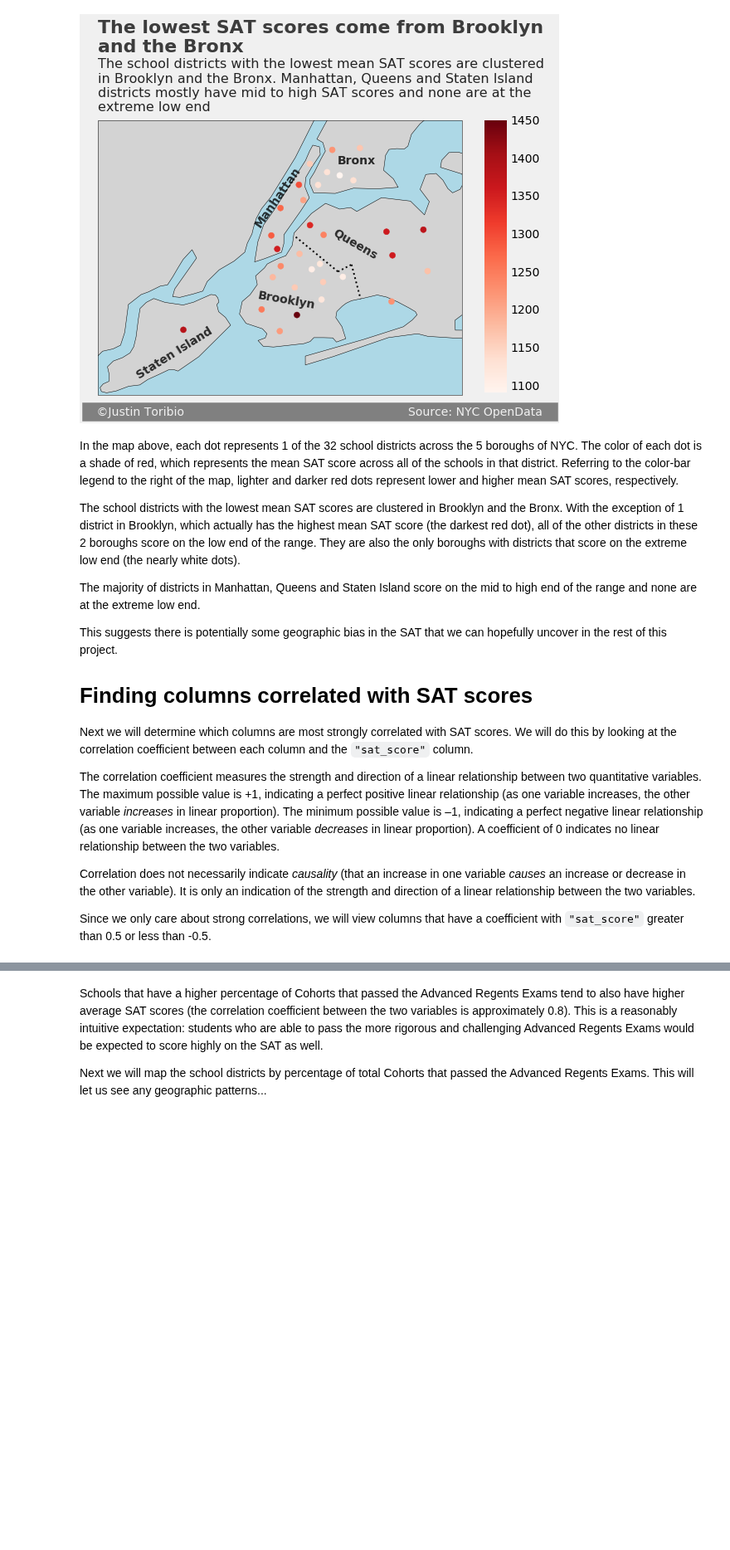
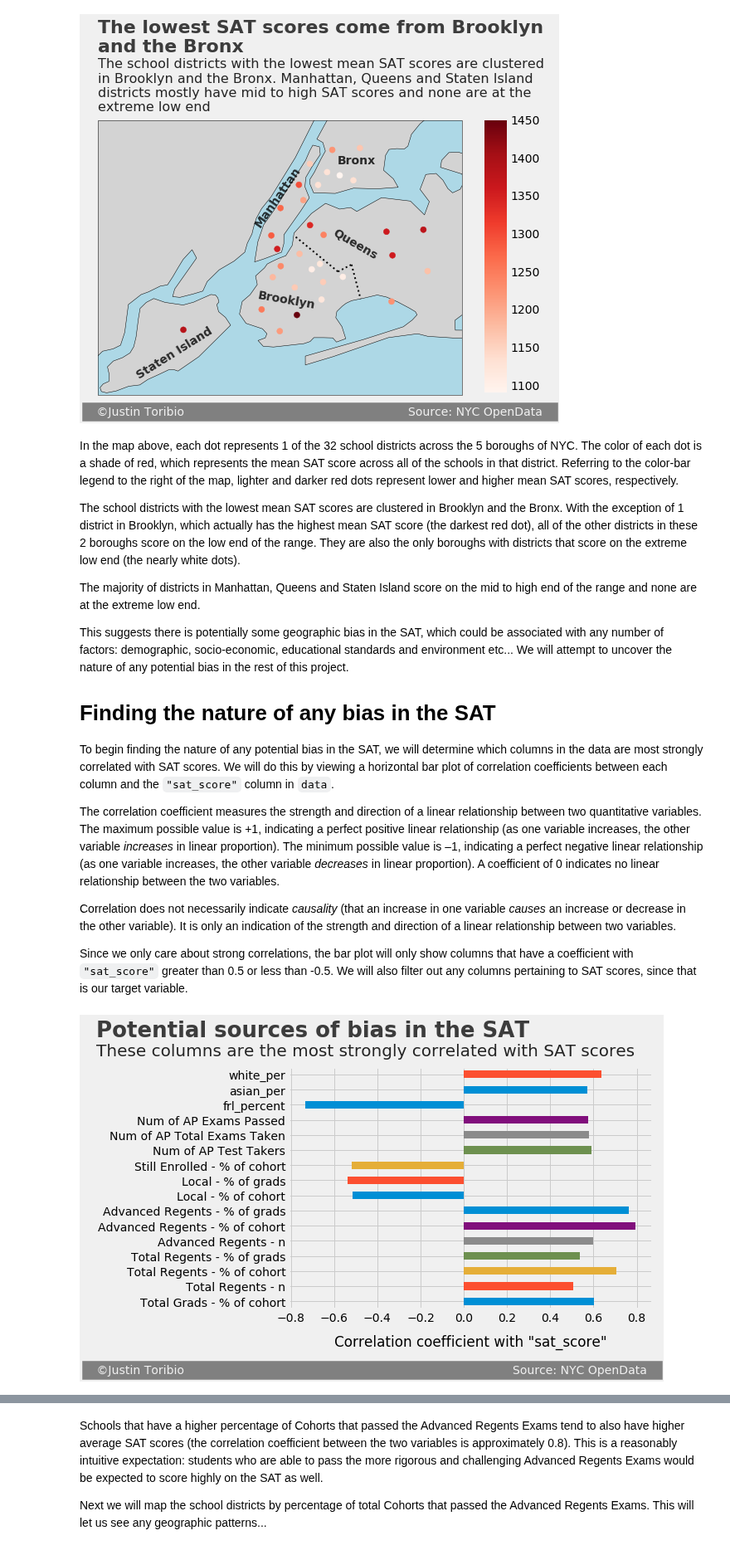
Before and after one commit to JustinToribio/analyzing-the-sat, a Jupyter notebook: notebooks/1.0-jt-analyze-the-sat.ipynb, the cells around one changed output, grey strips where cells are left out. Shown at 83% size. Cells and saved outputs as stored; diff of their text form; code cells hidden in the pictures; blank space fills up the shorter version.

Commit message:
notebook: finding sources of bias section drafted

```diff
--- a/notebooks/1.0-jt-analyze-the-sat.ipynb
+++ b/notebooks/1.0-jt-analyze-the-sat.ipynb
@@ -120,14 +120,14 @@ The school districts with the lowest mean SAT scores are clustered in Brooklyn a
 
 The majority of districts in Manhattan, Queens and Staten Island score on the mid to high end of the range and none are at the extreme low end.
 
-This suggests there is potentially some geographic bias in the SAT that we can hopefully uncover in the rest of this project.
+This suggests there is potentially some geographic bias in the SAT, which could be associated with any number of factors: demographic, socio-economic, educational standards and environment etc...  We will attempt to uncover the nature of any potential bias in the rest of this project.
 
-# Finding columns correlated with SAT scores
+# Finding the nature of any bias in the SAT
 
-Next we will determine which columns are most strongly correlated with SAT scores.  We will do this by looking at the correlation coefficient between each column and the `"sat_score"` column.
+To begin finding the nature of any potential bias in the SAT, we will determine which columns in the data are most strongly correlated with SAT scores.  We will do this by viewing a horizontal bar plot of correlation coefficients between each column and the `"sat_score"` column in `data`.
 
 The correlation coefficient measures the strength and direction of a linear relationship between two quantitative variables.  The maximum possible value is +1, indicating a perfect positive linear relationship (as one variable increases, the other variable *increases* in linear proportion).  The minimum possible value is –1, indicating a perfect negative linear relationship (as one variable increases, the other variable *decreases* in linear proportion).  A coefficient of 0 indicates no linear relationship between the two variables.
 
-Correlation does not necessarily indicate *causality* (that an increase in one variable *causes* an increase or decrease in the other variable).   It is only an indication of the strength and direction of a linear relationship between the two variables.
+Correlation does not necessarily indicate *causality* (that an increase in one variable *causes* an increase or decrease in the other variable).   It is only an indication of the strength and direction of a linear relationship between two variables.
 
-Since we only care about strong correlations, we will view columns that have a coefficient with `"sat_score"` greater than 0.5 or less than -0.5.
+Since we only care about strong correlations, the bar plot will only show columns that have a coefficient with `"sat_score"` greater than 0.5 or less than -0.5.  We will also filter out any columns pertaining to SAT scores, since that is our target variable.
@@ -142,2 +134,33 @@ filtered_correlations
+# %%
+# Create a data series with columns that have a correlation coefficient
+# with "sat_score" greater than 0.5 or less than -0.5, and drop the
+# SAT columns.
+correlations = data.corr()["sat_score"]
+filtered_correlations = correlations[abs(correlations) > 0.5]
+filtered_correlations.drop(["sat_score",
+                            "SAT Writing Avg. Score",
+                            "SAT Critical Reading Avg. Score",
+                            "SAT Math Avg. Score"], inplace=True)
+
+# Assign the text of the bar plot to variables.
+title = "Potential sources of bias in the SAT"
+subtitle = "These columns are the most strongly correlated with SAT scores"
+x_axis_label = 'Correlation coefficient with "sat_score"'
+signature = ("   ©Justin Toribio                                               "
+             "                                         Source: NYC OpenData   ")
+
+# Create the bar plot and add the text.
+style.use("fivethirtyeight")
+graph = filtered_correlations.plot.barh(figsize=[7,5])
+graph.set_xlabel(x_axis_label, labelpad=13)
+graph.text(s=title, x=-1.7, y=17.5, fontsize=26, weight="bold", alpha=.75)
+graph.text(s=subtitle, x=-1.7, y=16.25, fontsize=20, alpha=.85)
+graph.text(s=signature, x=-1.75, y=-4.75, fontsize=14, color="#f0f0f0",
+           backgroundcolor="grey")
+
+# Show the bar plot.
+plt.show()
+# %% [output]
+[figure, added]
 # %% [markdown]
 # Selecting columns to explore further
```
Also changed, not shown: parts of 5 cells of this notebook.
